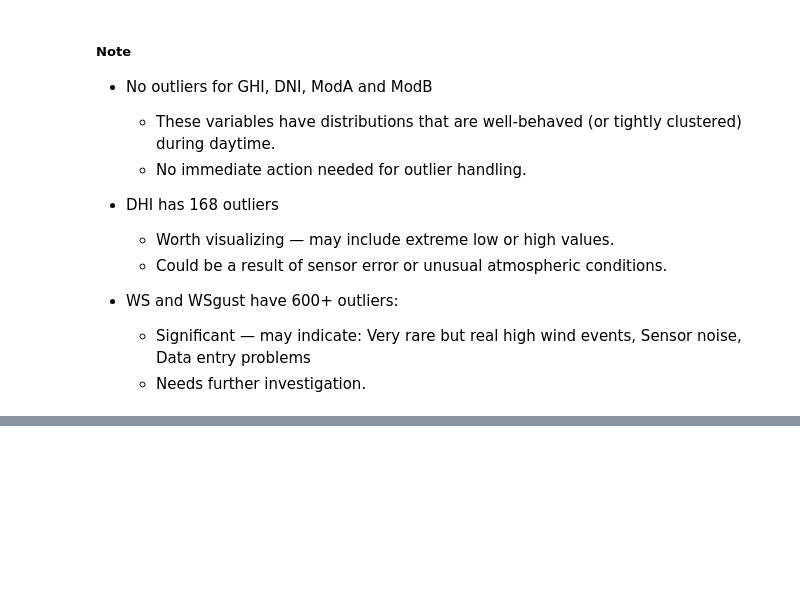
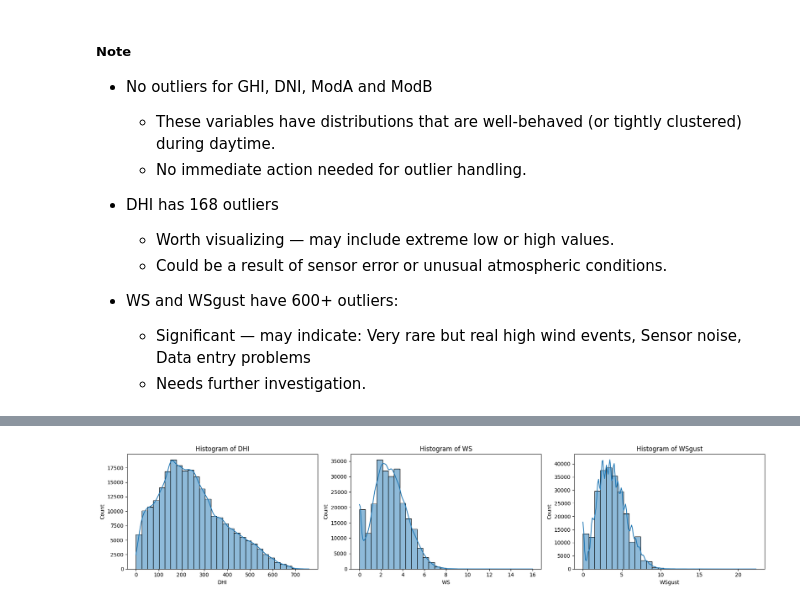
Before and after one commit to Ty-Miki/solar-challenge-week0, a Jupyter notebook: notebooks/eda_benin.ipynb, the cells around one changed output, grey strips where cells are left out. Saved outputs shown, nothing was run; the diff lists cells and outputs as text; code cells hidden in the pictures; blank space fills up the shorter version.

```diff
--- a/notebooks/eda_benin.ipynb
+++ b/notebooks/eda_benin.ipynb
@@ -153,0 +168,4 @@ Outlier counts per column: {'GHI': np.int64(0), 'DNI': np.int64(0), 'DHI': np.in
+# %%
+# Histograms for outlier detection
+plot_gen.plot_histogram(df=day_time_df, columns=['DHI', 'WS', 'WSgust'])
+# %% [output]
@@ -153,0 +175 @@ Outlier counts per column: {'GHI': np.int64(0), 'DNI': np.int64(0), 'DHI': np.in
+[figure, added]
```
Also changed, not shown: parts of 12 cells of this notebook.
